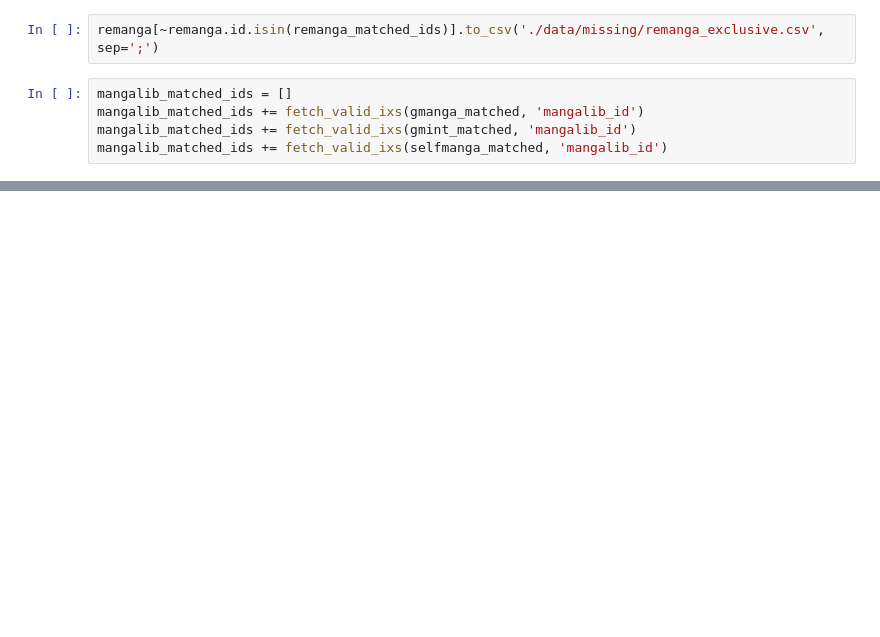
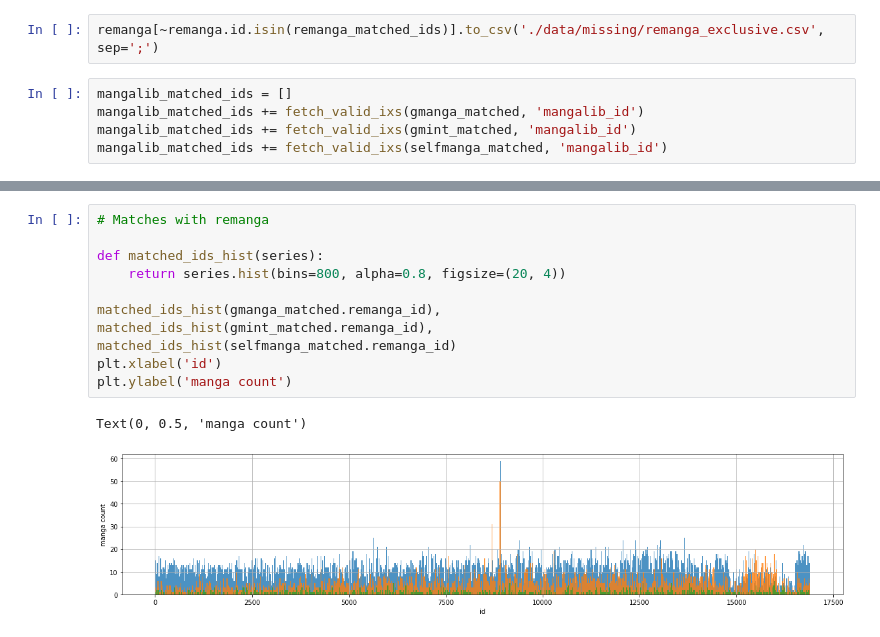
Before and after one commit to GroupLe/missing-mangas, a Jupyter notebook: 03-find_missing.ipynb, the cells around one changed output, grey strips where cells are left out. Saved outputs shown, nothing was run; the diff lists cells and outputs as text; blank space fills up the shorter version.

```diff
--- a/03-find_missing.ipynb
+++ b/03-find_missing.ipynb
@@ -121,0 +197,14 @@ mangalib[~mangalib.id.isin(mangalib_matched_ids)].to_csv('./data/missing/mangali
+# %%
+# Matches with remanga
+
+def matched_ids_hist(series):
+    return series.hist(bins=800, alpha=0.8, figsize=(20, 4))
+
+matched_ids_hist(gmanga_matched.remanga_id),
+matched_ids_hist(gmint_matched.remanga_id),
+matched_ids_hist(selfmanga_matched.remanga_id)
+plt.xlabel('id')
+plt.ylabel('manga count')
+# %% [output]
+Text(0, 0.5, 'manga count')
+[figure, added]
```
Also changed, not shown: parts of 28 cells of this notebook, 20 other files.
